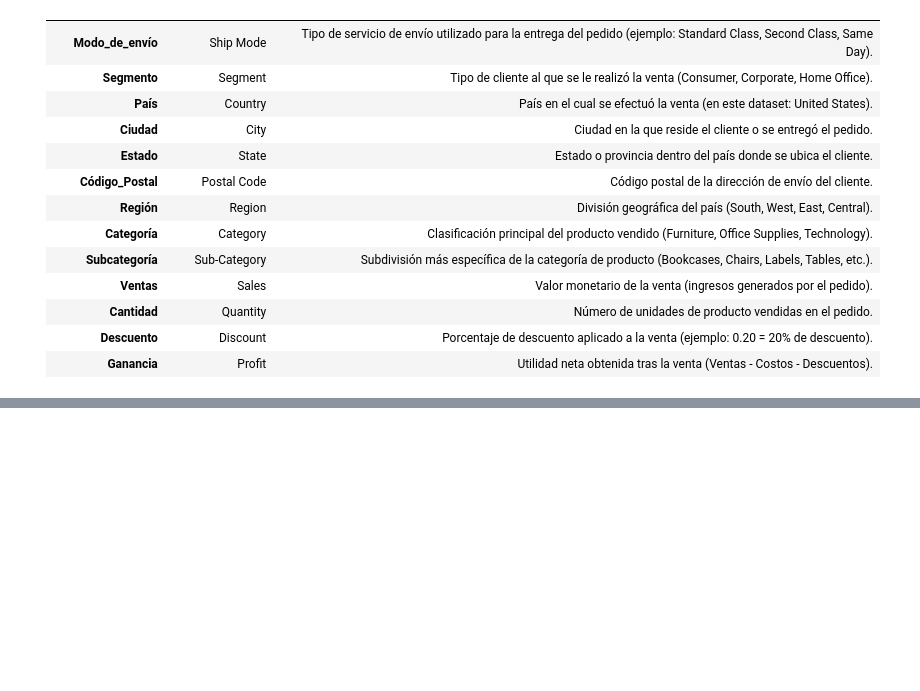
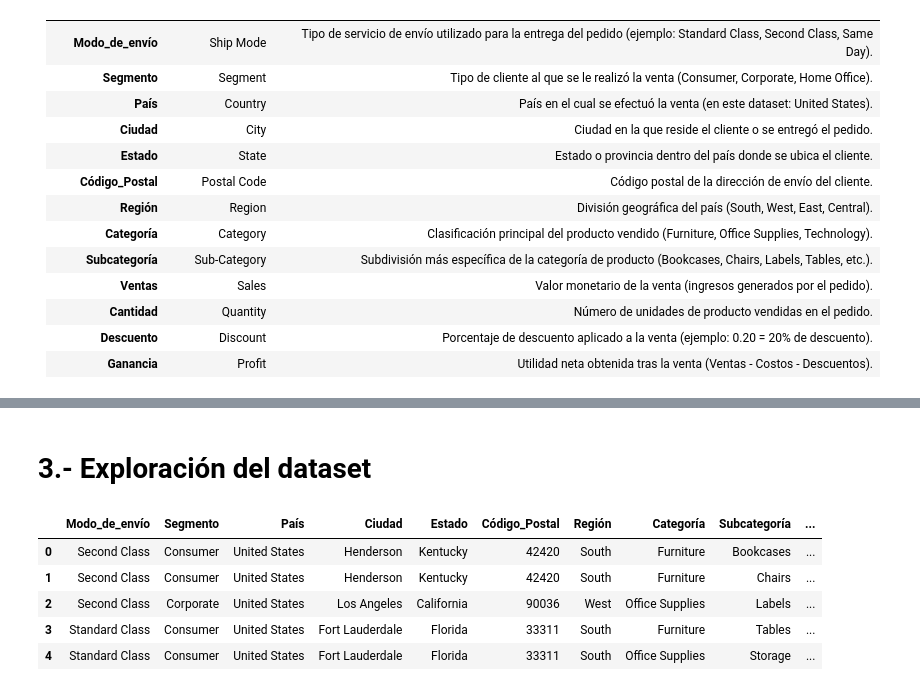
Before and after one commit to Jesus20MM/SeuperMarket, a Jupyter notebook: Proyecto_cliente.ipynb, the cells around one changed output, grey strips where cells are left out. Drawn from its saved outputs; the diff is of its cells as text; code cells hidden in the pictures; blank space fills up the shorter version.

Commit message:
Fase de exploración terminada. Se creó un pipeline de explicarión

```diff
--- a/Proyecto_cliente.ipynb
+++ b/Proyecto_cliente.ipynb
@@ -107,0 +133,12 @@ La tabla normalizada:
+# %% [markdown]
+# 3.- Exploración del dataset
+# %%
+df_original = pd.read_csv("ventas_original_español.csv")
+df_original.head()
+# %% [output]
+|  | Modo_de_envío | Segmento | País | Ciudad | Estado | Código_Postal | Región | Categoría | Subcategoría | ... |
+| 0 | Second Class | Consumer | United States | Henderson | Kentucky | 42420 | South | Furniture | Bookcases | ... |
+| 1 | Second Class | Consumer | United States | Henderson | Kentucky | 42420 | South | Furniture | Chairs | ... |
+| 2 | Second Class | Corporate | United States | Los Angeles | California | 90036 | West | Office Supplies | Labels | ... |
+| 3 | Standard Class | Consumer | United States | Fort Lauderdale | Florida | 33311 | South | Furniture | Tables | ... |
+| 4 | Standard Class | Consumer | United States | Fort Lauderdale | Florida | 33311 | South | Office Supplies | Storage | ... |
```
Also changed, not shown: parts of 6 cells of this notebook, 3 other files.
